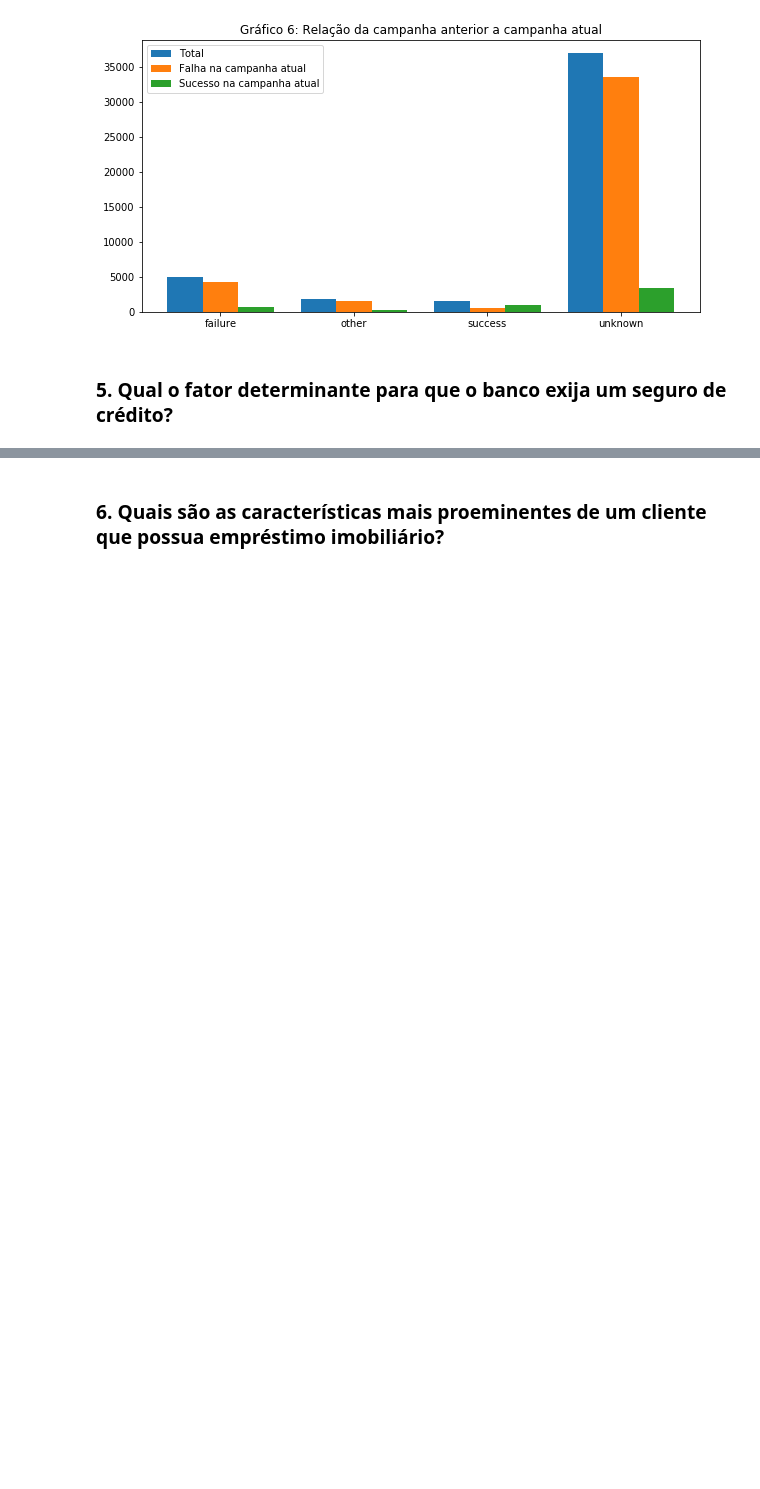
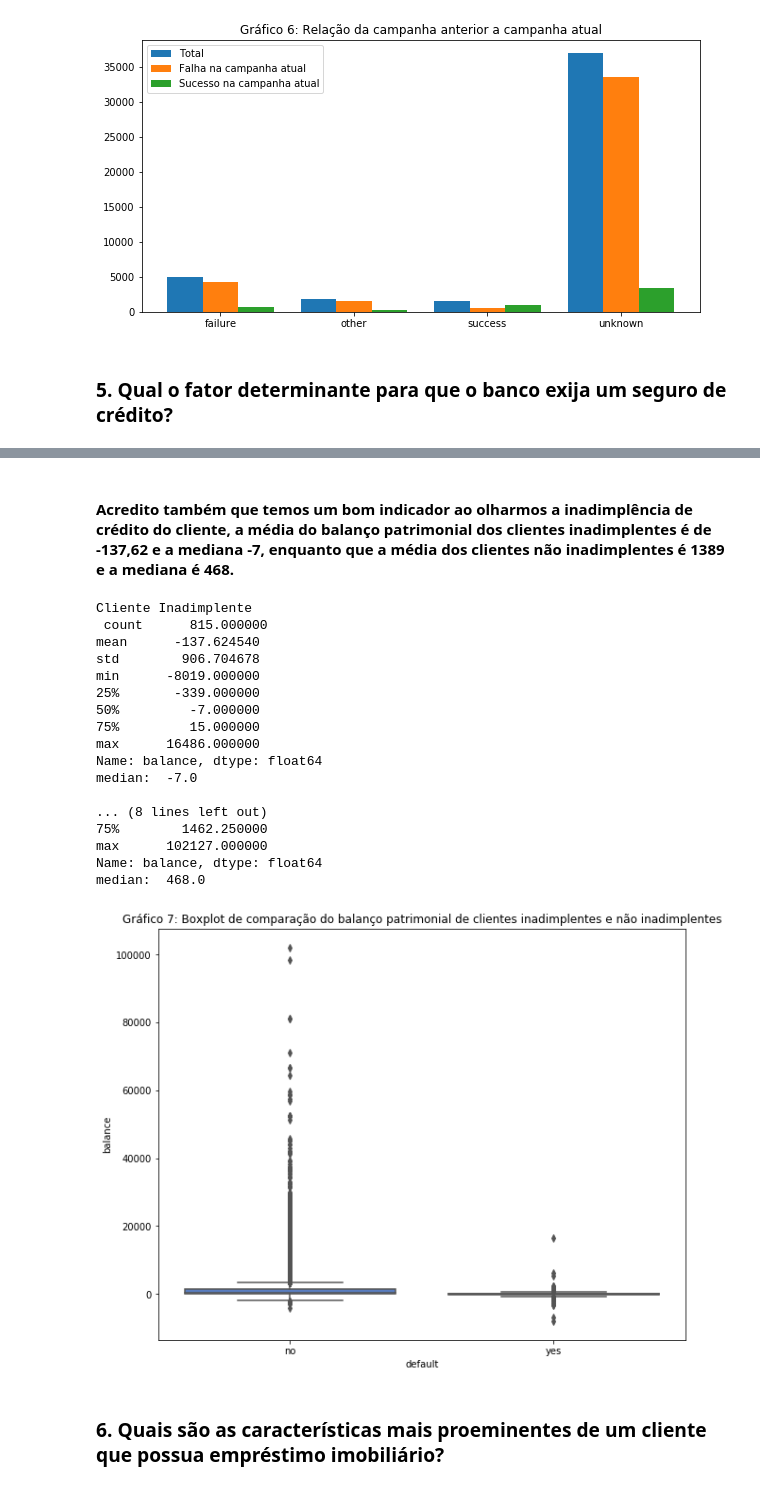
Before and after one commit to rodrigo25/desafio_semantix, a Jupyter notebook: desafio_semantix.ipynb, the cells around one changed output, grey strips where cells are left out. Drawn from its saved outputs; the diff is of its cells as text; code cells hidden in the pictures; blank space fills up the shorter version.

```diff
--- a/desafio_semantix.ipynb
+++ b/desafio_semantix.ipynb
@@ -282,6 +282,40 @@ Clientes com empréstimos
 | unique | 12 | 3 | 4 | 2 | 2 | 2 | 3 | 12 | 4 | 2 |
 | top | blue-collar | married | secondary | no | yes | no | cellular | may | unknown | no |
 | freq | 7599 | 17010 | 15686 | 27404 | 25130 | 20763 | 16741 | 12217 | 22594 | 25853 |
+# %% [markdown]
+#### Acredito também que temos um bom indicador ao olharmos a inadimplência de crédito do cliente, a média do balanço patrimonial dos clientes inadimplentes é de -137,62 e a mediana -7, enquanto que a média dos clientes não inadimplentes é 1389 e a mediana é 468.
+# %%
+inadimplente = data['balance'][data.default=='yes']
+n_inadimplente = data['balance'][data.default=='no']
+print('Cliente Inadimplente\n',inadimplente.describe())
+print('median: ', inadimplente.median())
+
+print('\n\nCliente Não Inadimplente\n', n_inadimplente.describe())
+print('median: ', n_inadimplente.median())
+
+plt.figure(figsize=(10,8))
+
+g = sns.boxplot(x="default", y="balance",data=data, palette="muted")
+_ = plt.title('Gráfico 7: Boxplot de comparação do balanço patrimonial de clientes inadimplentes e não inadimplentes')
+# %% [output]
+Cliente Inadimplente
+ count      815.000000
+mean      -137.624540
+std        906.704678
+min      -8019.000000
+25%       -339.000000
+50%         -7.000000
+75%         15.000000
+max      16486.000000
+Name: balance, dtype: float64
+median:  -7.0
+
+... (8 lines left out)
+75%        1462.250000
+max      102127.000000
+Name: balance, dtype: float64
+median:  468.0
+[figure, added]
 # %% [markdown]
 ### **6. Quais são as características mais proeminentes de um cliente que possua empréstimo imobiliário?**
 # %% [markdown]
```
Also changed, not shown: parts of 2 cells of this notebook, 1 other file.
